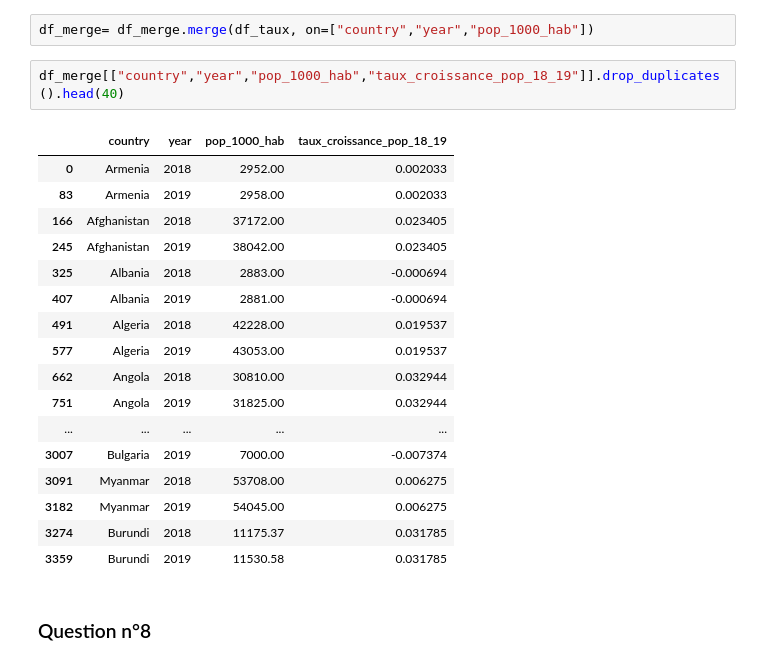
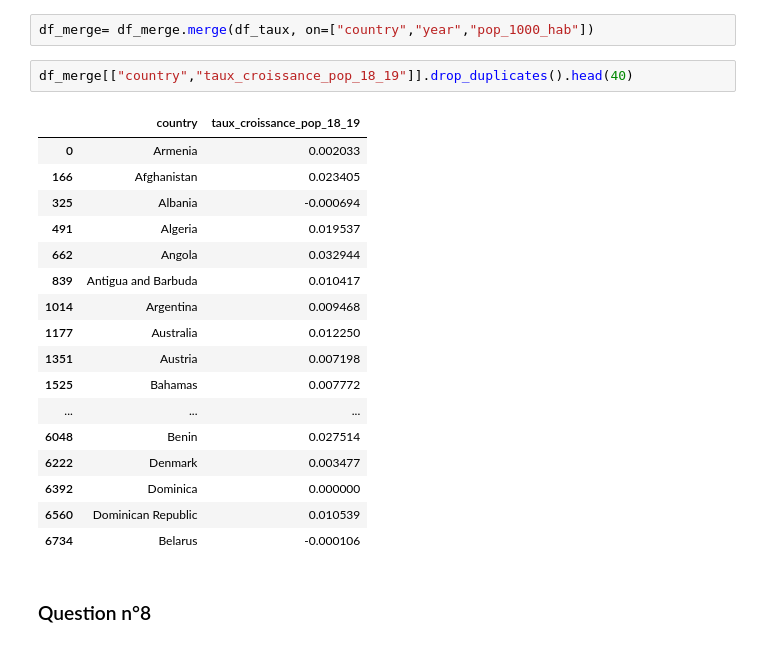
Before and after one commit to StevenDelval/PremierPasPandas, a Jupyter notebook: PremierPasPandas.ipynb, the cells around one changed output. Cells and saved outputs as stored; diff of their text form.

```diff
--- a/PremierPasPandas.ipynb
+++ b/PremierPasPandas.ipynb
@@ -549,25 +549,25 @@ df_taux = df_taux.reset_index()
 # %%
 df_merge= df_merge.merge(df_taux, on=["country","year","pop_1000_hab"])
 # %%
-df_merge[["country","year","pop_1000_hab","taux_croissance_pop_18_19"]].drop_duplicates().head(40)
+df_merge[["country","taux_croissance_pop_18_19"]].drop_duplicates().head(40)
 # %% [output]
-|  | country | year | pop_1000_hab | taux_croissance_pop_18_19 |
-| 0 | Armenia | 2018 | 2952.00 | 0.002033 |
-| 83 | Armenia | 2019 | 2958.00 | 0.002033 |
-| 166 | Afghanistan | 2018 | 37172.00 | 0.023405 |
-| 245 | Afghanistan | 2019 | 38042.00 | 0.023405 |
-| 325 | Albania | 2018 | 2883.00 | -0.000694 |
-| 407 | Albania | 2019 | 2881.00 | -0.000694 |
-| 491 | Algeria | 2018 | 42228.00 | 0.019537 |
-| 577 | Algeria | 2019 | 43053.00 | 0.019537 |
-| 662 | Angola | 2018 | 30810.00 | 0.032944 |
-| 751 | Angola | 2019 | 31825.00 | 0.032944 |
-| ... | ... | ... | ... | ... |
-| 3007 | Bulgaria | 2019 | 7000.00 | -0.007374 |
-| 3091 | Myanmar | 2018 | 53708.00 | 0.006275 |
-| 3182 | Myanmar | 2019 | 54045.00 | 0.006275 |
-| 3274 | Burundi | 2018 | 11175.37 | 0.031785 |
-| 3359 | Burundi | 2019 | 11530.58 | 0.031785 |
+|  | country | taux_croissance_pop_18_19 |
+| 0 | Armenia | 0.002033 |
+| 166 | Afghanistan | 0.023405 |
+| 325 | Albania | -0.000694 |
+| 491 | Algeria | 0.019537 |
+| 662 | Angola | 0.032944 |
+| 839 | Antigua and Barbuda | 0.010417 |
+| 1014 | Argentina | 0.009468 |
+| 1177 | Australia | 0.012250 |
+| 1351 | Austria | 0.007198 |
+| 1525 | Bahamas | 0.007772 |
+| ... | ... | ... |
+| 6048 | Benin | 0.027514 |
+| 6222 | Denmark | 0.003477 |
+| 6392 | Dominica | 0.000000 |
+| 6560 | Dominican Republic | 0.010539 |
+| 6734 | Belarus | -0.000106 |
 # %% [markdown]
 ### Question n°8
 # %%
```
Also changed, not shown: parts of 5 cells of this notebook.
